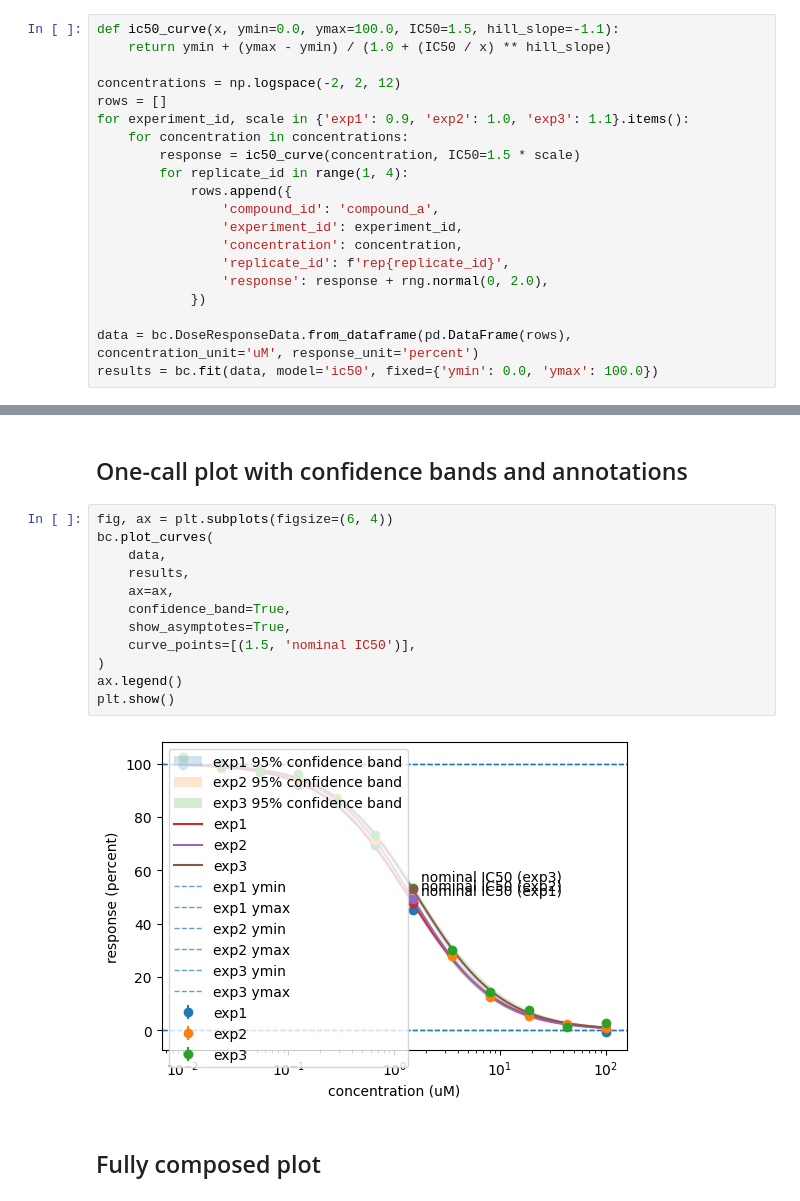
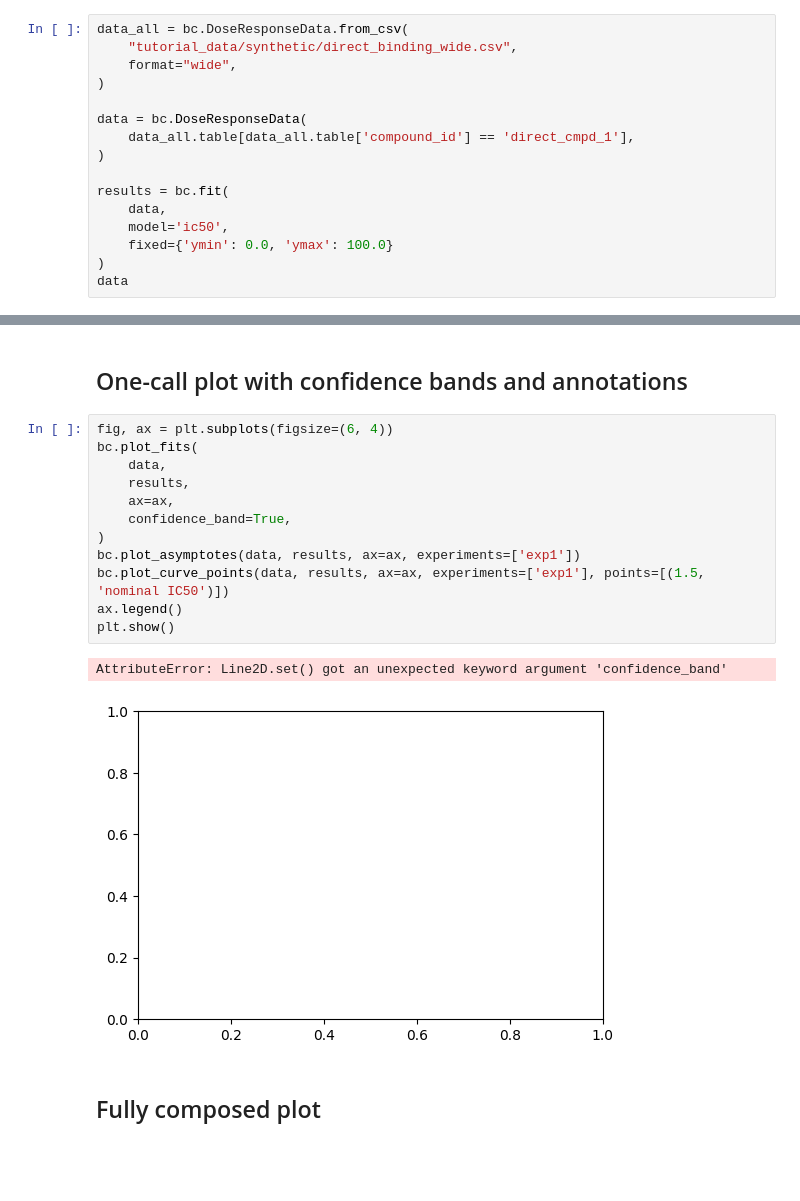
Before and after one commit to choutkaj/bindcurve, a Jupyter notebook: tutorials/04_plotting.ipynb, the cells around one changed output, grey strips where cells are left out. Saved outputs shown, nothing was run; the diff lists cells and outputs as text; blank space fills up the shorter version.

```diff
--- a/tutorials/04_plotting.ipynb
+++ b/tutorials/04_plotting.ipynb
@@ -12,23 +12,19 @@ import bindcurve as bc
 rng = np.random.default_rng(123)
 # %% [markdown]
 ## Generate a small synthetic IC50 dataset
-# %%
-def ic50_curve(x, ymin=0.0, ymax=100.0, IC50=1.5, hill_slope=-1.1):
-    return ymin + (ymax - ymin) / (1.0 + (IC50 / x) ** hill_slope)
-
-concentrations = np.logspace(-2, 2, 12)
-rows = []
-for experiment_id, scale in {'exp1': 0.9, 'exp2': 1.0, 'exp3': 1.1}.items():
-    for concentration in concentrations:
-        response = ic50_curve(concentration, IC50=1.5 * scale)
-        for replicate_id in range(1, 4):
-            rows.append({
-                'compound_id': 'compound_a',
-                'experiment_id': experiment_id,
-                'concentration': concentration,
-                'replicate_id': f'rep{replicate_id}',
-                'response': response + rng.normal(0, 2.0),
-            })
-
-data = bc.DoseResponseData.from_dataframe(pd.DataFrame(rows), concentration_unit='uM', response_unit='percent')
-results = bc.fit(data, model='ic50', fixed={'ymin': 0.0, 'ymax': 100.0})
+# %%
+data_all = bc.DoseResponseData.from_csv(
+    "tutorial_data/synthetic/direct_binding_wide.csv",
+    format="wide",
+)
+
+data = bc.DoseResponseData(
+    data_all.table[data_all.table['compound_id'] == 'direct_cmpd_1'],
+)
+
+results = bc.fit(
+    data,
+    model='ic50',
+    fixed={'ymin': 0.0, 'ymax': 100.0}
+)
+data
@@ -46,18 +57,19 @@ plt.show()
 ## One-call plot with confidence bands and annotations
 # %%
 fig, ax = plt.subplots(figsize=(6, 4))
-bc.plot_curves(
+bc.plot_fits(
     data,
     results,
     ax=ax,
     confidence_band=True,
-    show_asymptotes=True,
-    curve_points=[(1.5, 'nominal IC50')],
 )
+bc.plot_asymptotes(data, results, ax=ax, experiments=['exp1'])
+bc.plot_curve_points(data, results, ax=ax, experiments=['exp1'], points=[(1.5, 'nominal IC50')])
 ax.legend()
 plt.show()
 # %% [output]
+AttributeError: Line2D.set() got an unexpected keyword argument 'confidence_band'
-[figure, old version]
+[figure, new version]
 # %% [markdown]
 ## Fully composed plot
 # %%
```
Also changed, not shown: parts of 6 cells of this notebook, 44 other files.
